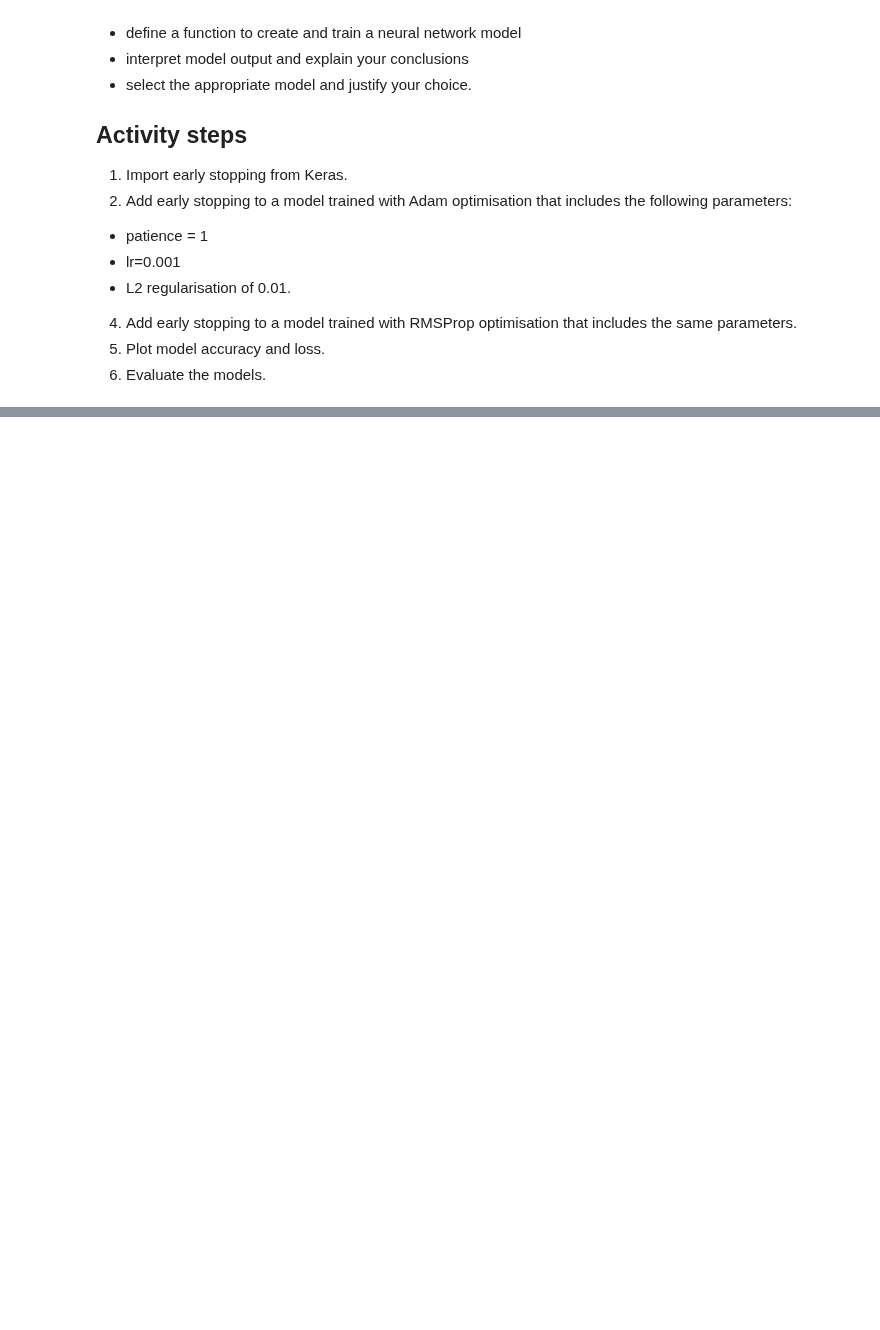
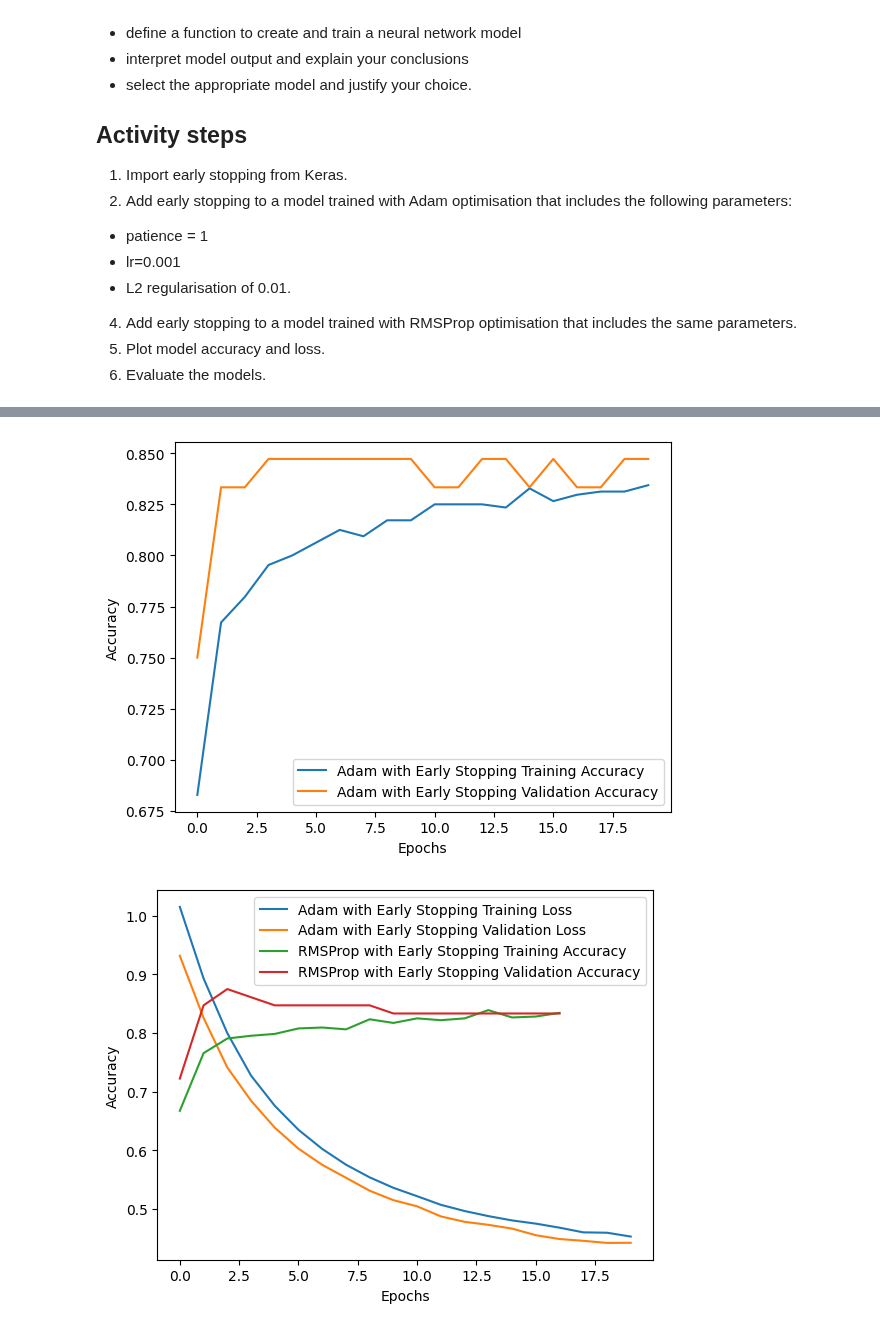
Before and after one commit to sheldonkemper/portfolio, a Jupyter notebook: CAM_DS_C201_Activity_4_1_4,_4_2_4_4_3_3.ipynb, the cells around one changed output, grey strips where cells are left out. Cells and saved outputs as stored; diff of their text form; code cells hidden in the pictures; blank space fills up the shorter version.

```diff
--- a/CAM_DS_C201_Activity_4_1_4,_4_2_4_4_3_3.ipynb
+++ b/CAM_DS_C201_Activity_4_1_4,_4_2_4_4_3_3.ipynb
@@ -549,0 +568,6 @@ Write a brief paragraph highlighting your process and the rationale to showcase
+# %%
+# Train the model with Adam optimizer
+adam_model_es, adam_history_es = create_and_train_model(optimizer='adam', use_l2=True, l2_lambda=0.01, lr=0.001, patience=1)
+
+# Train the model with RMSProp optimizer
+rmsprop_model_es, rmsprop_history_es = create_and_train_model(optimizer='rmsprop', use_l2=True, l2_lambda=0.01, lr=0.001, patience=1)
@@ -549,0 +593,27 @@ Write a brief paragraph highlighting your process and the rationale to showcase
+# %%
+import matplotlib.pyplot as plt
+
+def plot_history(history, label):
+    # Plot accuracy
+    plt.plot(history.history['accuracy'], label=f'{label} Training Accuracy')
+    plt.plot(history.history['val_accuracy'], label=f'{label} Validation Accuracy')
+    plt.xlabel('Epochs')
+    plt.ylabel('Accuracy')
+    plt.legend()
+
+    # Plot loss
+    plt.figure()
+    plt.plot(history.history['loss'], label=f'{label} Training Loss')
+    plt.plot(history.history['val_loss'], label=f'{label} Validation Loss')
+    plt.xlabel('Epochs')
+    plt.ylabel('Loss')
+    plt.legend()
+
+# Plot Adam model performance
+plot_history(adam_history_es, label='Adam with Early Stopping')
+
+# Plot RMSProp model performance
+plot_history(rmsprop_history_es, label='RMSProp with Early Stopping')
+# %% [output]
+[figure, added]
+[figure, added]
```
Also changed, not shown: parts of 6 cells of this notebook.
